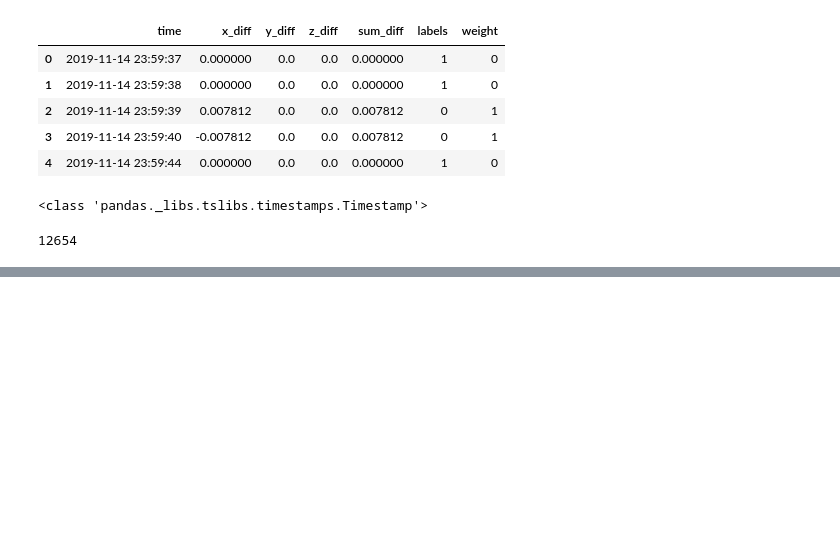
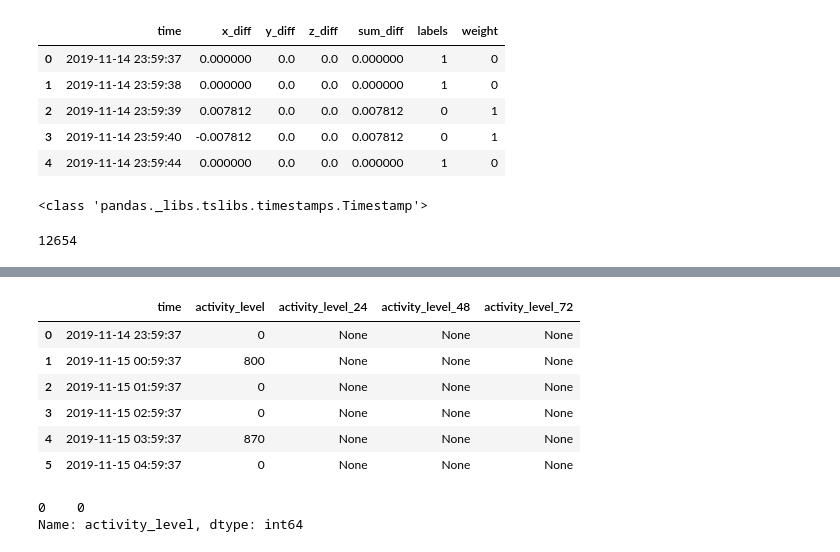
Before and after one commit to tanzimtaher/Predicting-Estrus-in-Cattle-from-Accelerometer-Data, a Jupyter notebook: Script.ipynb, the cells around one changed output, grey strips where cells are left out. Cells and saved outputs as stored; diff of their text form; code cells hidden in the pictures; blank space fills up the shorter version.

```diff
--- a/Script.ipynb
+++ b/Script.ipynb
@@ -1038,0 +1036,4 @@ activity_df
+# %%
+activity_df['activity_level_24'] = None
+activity_df['activity_level_48'] = None
+activity_df['activity_level_72'] = None
@@ -1038,0 +1049,29 @@ activity_df
+# %%
+for i in range(len(activity_df)):
+
+    timevalue_24 = activity_df.iloc[i, 0] - timedelta(hours=24)
+    timevalue_48 = activity_df.iloc[i, 0] - timedelta(hours=48)
+    timevalue_72 = activity_df.iloc[i, 0] - timedelta(hours=72)
+
+    try:
+        activity_df.iloc[i, 2] = activity_df[activity_df['time']==timevalue_24]['activity_level']
+#         activity_df.loc[i, 'activity_level_48'] = activity_df[activity_df['time']==timevalue_48]['activity_level']
+#         activity_df.loc[i, 'activity_level_72'] = activity_df[activity_df['time']==timevalue_72]['activity_level']
+    except:
+        pass
+# %%
+activity_df
+# %% [output]
+|  | time | activity_level | activity_level_24 | activity_level_48 | activity_level_72 |
+| 0 | 2019-11-14 23:59:37 | 0 | None | None | None |
+| 1 | 2019-11-15 00:59:37 | 800 | None | None | None |
+| 2 | 2019-11-15 01:59:37 | 0 | None | None | None |
+| 3 | 2019-11-15 02:59:37 | 0 | None | None | None |
+| 4 | 2019-11-15 03:59:37 | 870 | None | None | None |
+| 5 | 2019-11-15 04:59:37 | 0 | None | None | None |
+# %%
+timevalue_24 = "2019-11-14 23:59:37"
+activity_df[activity_df['time']==timevalue_24]['activity_level']
+# %% [output]
+0    0
+Name: activity_level, dtype: int64
```
Also changed, not shown: parts of 5 cells of this notebook.
